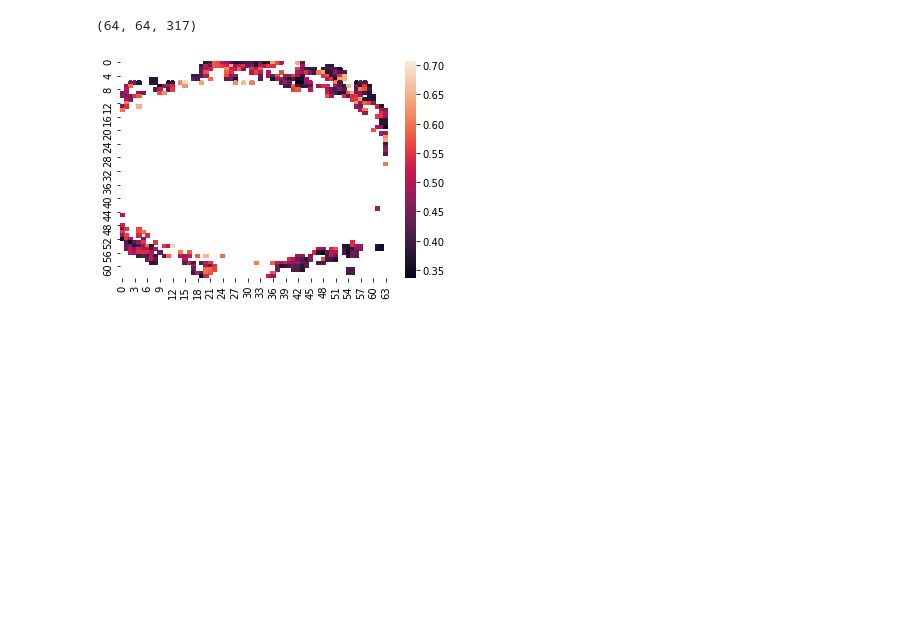
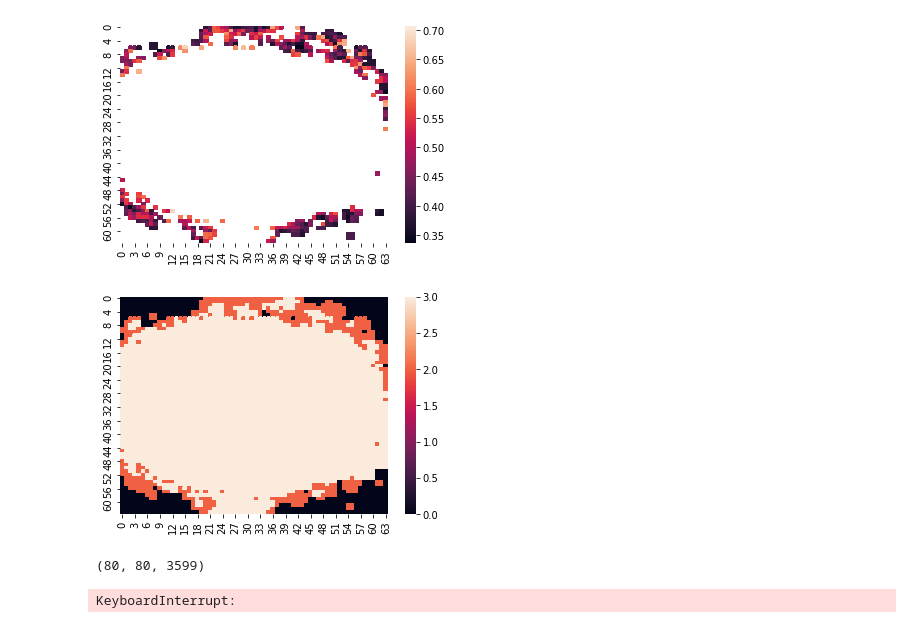
Before and after one commit to WeberLab/FractalDimension, a Jupyter notebook: Fractool_Original.ipynb, the cells around one changed output. Drawn from its saved outputs; the diff is of its cells as text; code cells hidden in the pictures; blank space fills up the shorter version.

```diff
--- a/Fractool_Original.ipynb
+++ b/Fractool_Original.ipynb
@@ -4,41 +4,42 @@ import os
 import nibabel as nib
 import numpy as np
 import seaborn as sns
 
 #load sample slice and convert to np array
 example_slice = 'SCI_Pilot_08/SCI_Pilot_08_fMRI_Slice.nii.gz'
 slice_img = nib.load(example_slice, mmap=False)
 slice_array = slice_img.get_fdata()
 slice_sq = np.squeeze(slice_array)
-print(slice_sq.shape)
 #images of slice:
 #imgplot = plt.imshow(slice_sq[:,:,1])
 #imgplot = plt.imshow(slice_sq[:,:,1],cmap='Greys',  interpolation='nearest')
 
 #initialize empty output arrays and for-loop ranges
 [N1,N2,_] = slice_sq.shape
 Hurst = np.zeros((N1,N2))
-#Class = np.zeros((N1,N2)) #uncomment if want class output
+Class = np.zeros((N1,N2)) #uncomment if want class output
 row = np.arange(0,N1)
 column = np.arange(0,N2)
 
 #gets Hurst coefficient and class for every pixel in slice
 for i in row:
     for j in column:
         rawbold = (slice_sq[i,j,:])
-        output = FracTool(rawbold)
-        #Class[i,j] = output[0] #uncomment if want class output
+        output = FracTool(rawbold, 2.4)
+        Class[i,j] = output[0] #uncomment if want class output
         Hurst[i,j] = output[1]
 
 #heat map of hurst and class
 Hurst_map = sns.heatmap(Hurst)
-#Class_map = sns.heatmap(Class) #uncomment if want class output
+plt.show()
+Class_map = sns.heatmap(Class)
+plt.show()
 #test on one voxel
-#print(slice_sq[13,0,:])
-#FracTool(slice_sq[13,0,:])
+#print(slice_sq[0,0,:])
+#FracTool(slice_sq[0,0,:])
 # %% [output]
-(64, 64, 317)
 [figure]
+[figure, added]
 # %%
 import numpy as np
 import matplotlib.pyplot as plt
@@ -463,10 +467,13 @@ for i in row:
 
 #heat map of hurst and class
 Hurst_map = sns.heatmap(Hurst)
-#Class_map = sns.heatmap(Class) #uncomment if want class output
+Class_map = sns.heatmap(Class) #uncomment if want class output
 #test on one voxel
 #print(slice_sq[13,0,:])
 #FracTool(slice_sq[13,0,:])
+# %% [output]
+(80, 80, 3599)
+KeyboardInterrupt:
 # %%
 #Load signal from sample fMRI (SCI_Pilot_08) - SINGLE VOXEL
 #these signals have a grey mask applied
```
Also changed, not shown: parts of 2 cells of this notebook, 3 other files.
